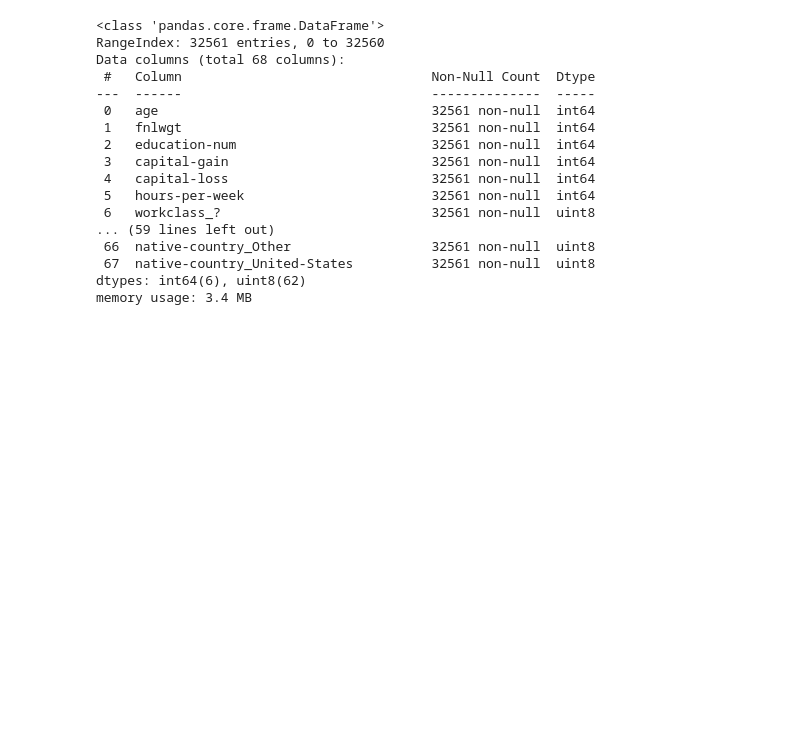
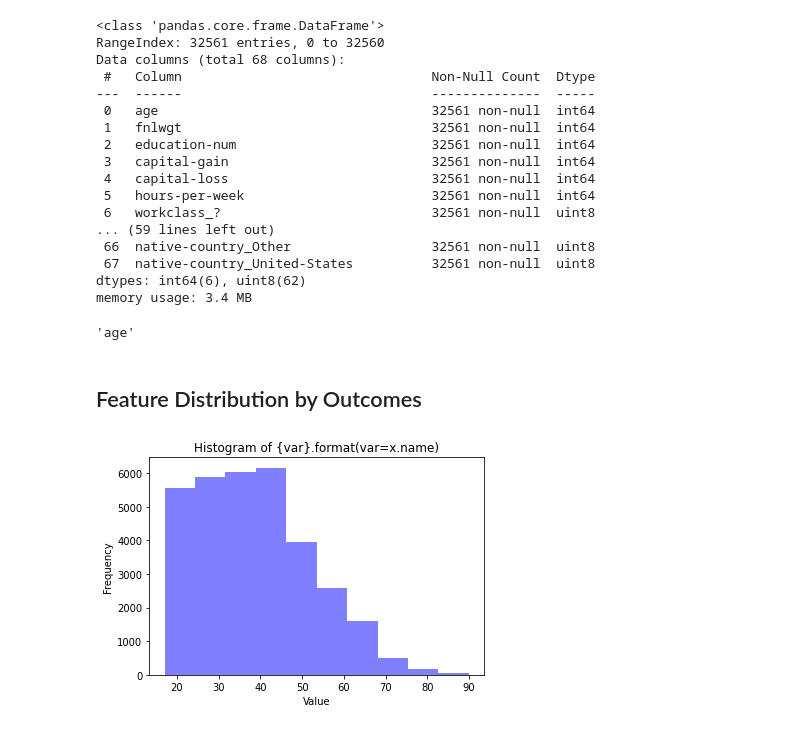
Before and after one commit to agvar/mec-mini-projects, a Jupyter notebook: EDA/Adult_income.ipynb, the cells around one changed output. Cells and saved outputs as stored; diff of their text form; code cells hidden in the pictures; blank space fills up the shorter version.

```diff
--- a/EDA/Adult_income.ipynb
+++ b/EDA/Adult_income.ipynb
@@ -243,3 +249,20 @@ Data columns (total 68 columns):
  67  native-country_United-States          32561 non-null  uint8
 dtypes: int64(6), uint8(62)
 memory usage: 3.4 MB
+# %%
+X['age'].name
+# %% [output]
+'age'
+# %% [markdown]
+## Feature Distribution by Outcomes
+# %%
+def plot_histogram(x):
+    plt.hist(x,color='blue',alpha=0.5)
+    plt.title("Histogram of {var}.format(var=x.name)")
+    plt.xlabel("Value")
+    plt.ylabel("Frequency")
+    plt.show()
+# %%
+plot_histogram(X["age"])
+# %% [output]
+[figure, added]
```
Also changed, not shown: parts of 6 cells of this notebook, 2 other files.
